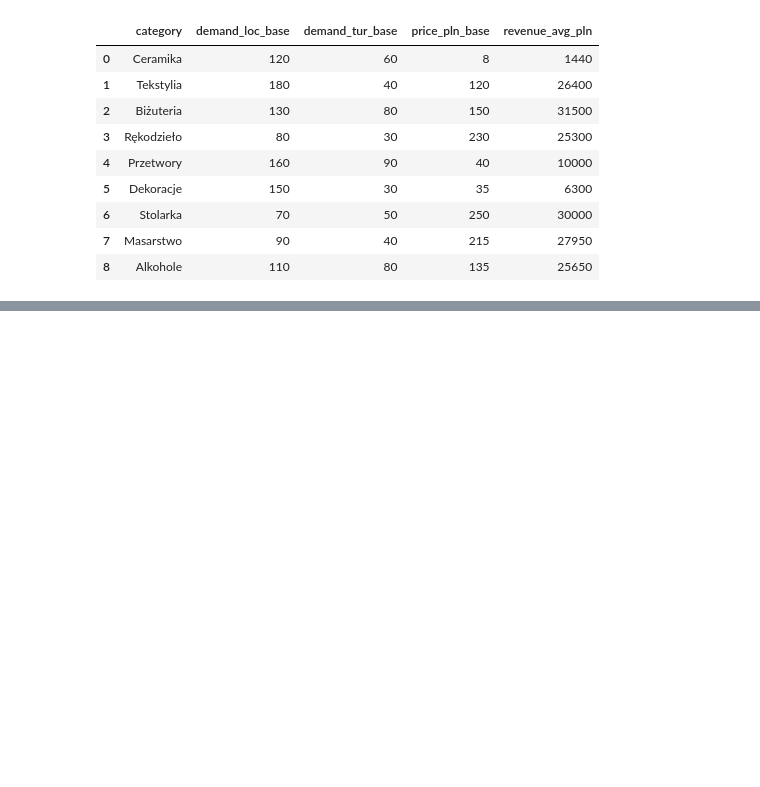
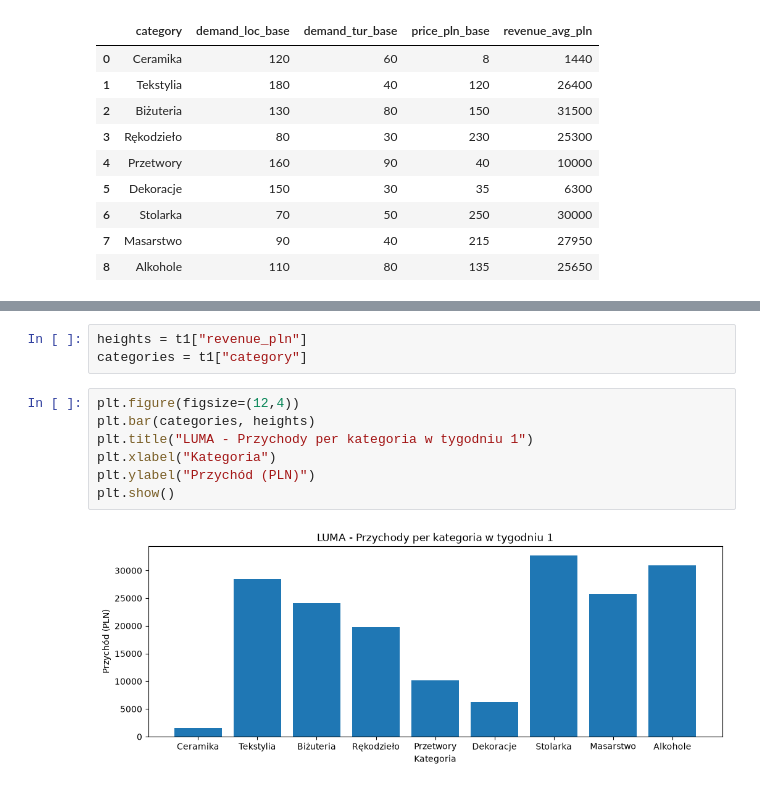
Before and after one commit to aleksanderpasternak/DataVisualization, a Jupyter notebook: 01-bar.ipynb, the cells around one changed output, grey strips where cells are left out. Drawn from its saved outputs; the diff is of its cells as text; blank space fills up the shorter version.

```diff
--- a/01-bar.ipynb
+++ b/01-bar.ipynb
@@ -52,0 +117,12 @@ display(catalog)
+# %%
+heights = t1["revenue_pln"]
+categories = t1["category"]
+# %%
+plt.figure(figsize=(12,4))
+plt.bar(categories, heights)
+plt.title("LUMA - Przychody per kategoria w tygodniu 1")
+plt.xlabel("Kategoria")
+plt.ylabel("Przychód (PLN)")
+plt.show()
+# %% [output]
+[figure, added]
```
Also changed, not shown: parts of 14 cells of this notebook, 1 other file.
